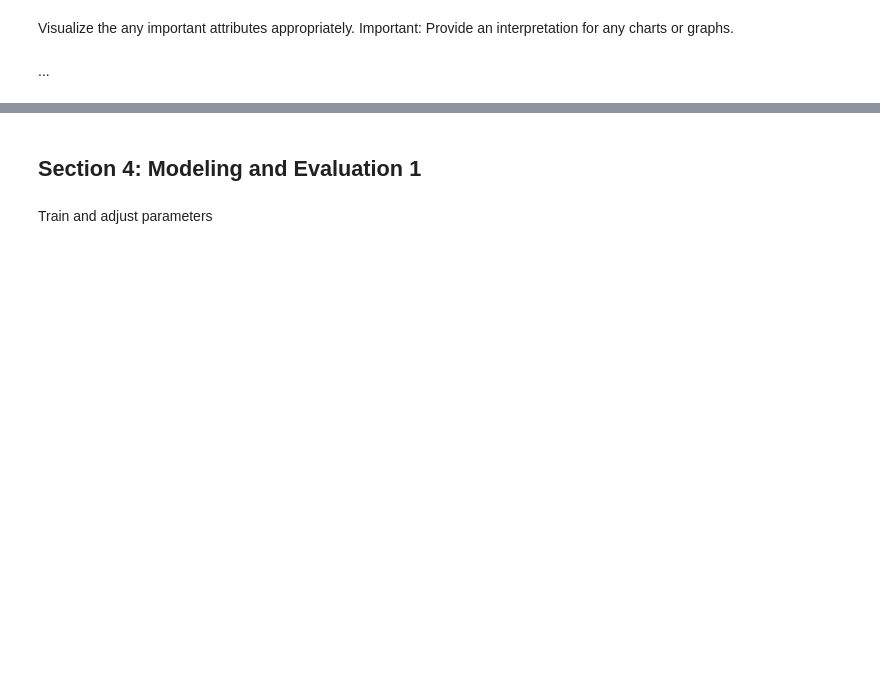
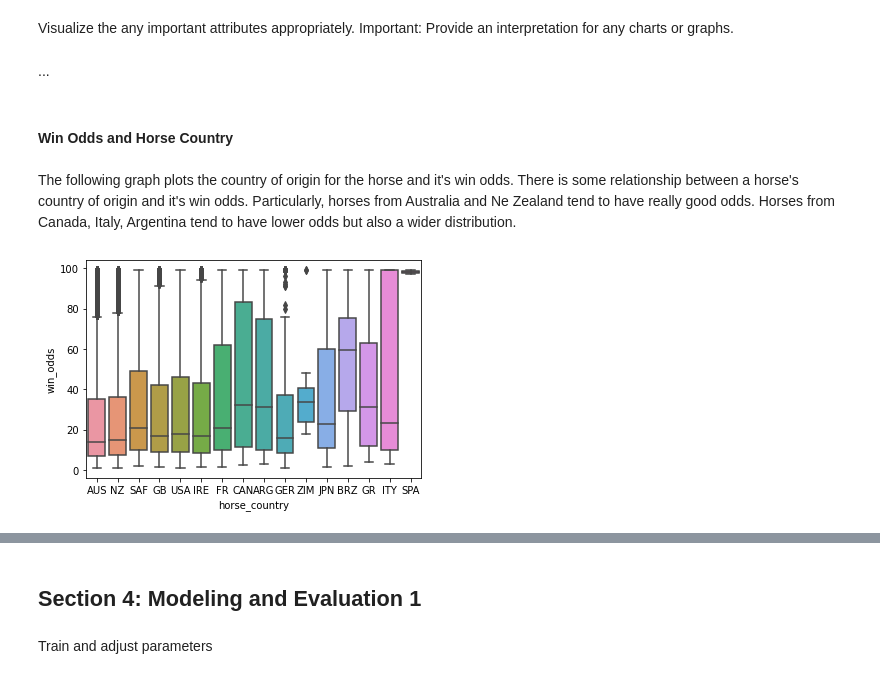
Before and after one commit to C-Stewart-GH/Hong_Kong_Horse_Racing_Project, a Jupyter notebook: Project3/Lab 3 Group Book.ipynb, the cells around one changed output, grey strips where cells are left out. Drawn from its saved outputs; the diff is of its cells as text; code cells hidden in the pictures; blank space fills up the shorter version.

Commit message:
Adding section 3 plots

```diff
--- a/Project3/Lab 3 Group Book.ipynb
+++ b/Project3/Lab 3 Group Book.ipynb
@@ -106,3 +110,12 @@ Shape after One-Hot Encoding Categorical Predictors: (79423, 33)
 Visualize the any important attributes appropriately. Important: Provide an interpretation for any charts or graphs.
 # %% [markdown]
 ...
+# %% [markdown]
+#### Win Odds and Horse Country
+# %% [markdown]
+The following graph plots the country of origin for the horse and it's win odds. There is some relationship between a horse's country of origin and it's win odds. Particularly, horses from Australia and Ne Zealand tend to have really good odds. Horses from Canada, Italy, Argentina tend to have lower odds but also a wider distribution.
+# %%
+sns.boxplot(x="horse_country",y="win_odds",data=runs_df)
+plt.show()
+# %% [output]
+[figure, added]
```
Also changed, not shown: parts of 29 cells of this notebook.
